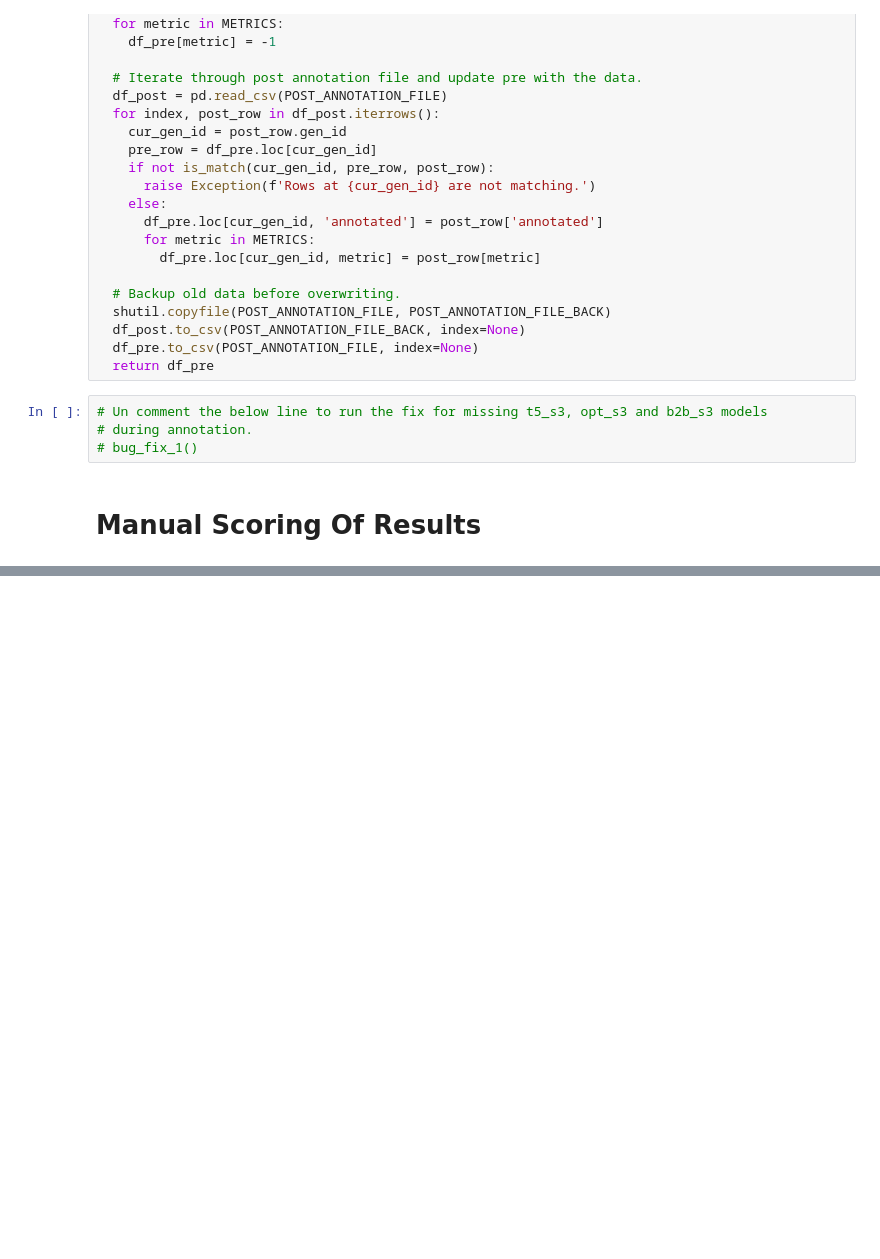
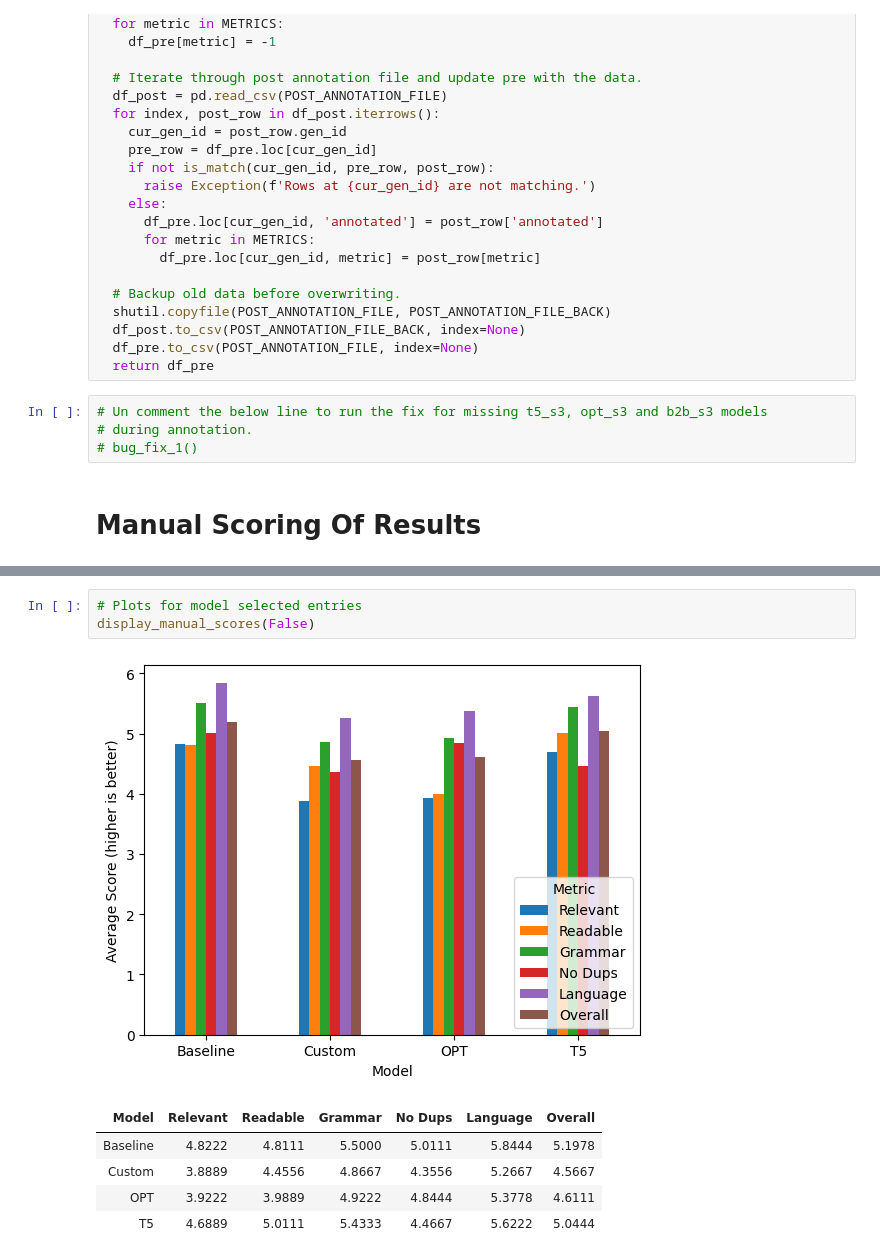
Before and after one commit to ram-senth/datasci-w266-2023-spring-team-story-bot, a Jupyter notebook: annotation.ipynb, the cells around one changed output, grey strips where cells are left out. Cells and saved outputs as stored; diff of their text form; blank space fills up the shorter version.

```diff
--- a/annotation.ipynb
+++ b/annotation.ipynb
@@ -461,0 +670,10 @@ score_all()
+# %%
+# Plots for model selected entries
+display_manual_scores(False)
+# %% [output]
+[figure, added]
+| Model | Relevant | Readable | Grammar | No Dups | Language | Overall |
+| Baseline | 4.8222 | 4.8111 | 5.5000 | 5.0111 | 5.8444 | 5.1978 |
+| Custom | 3.8889 | 4.4556 | 4.8667 | 4.3556 | 5.2667 | 4.5667 |
+| OPT | 3.9222 | 3.9889 | 4.9222 | 4.8444 | 5.3778 | 4.6111 |
+| T5 | 4.6889 | 5.0111 | 5.4333 | 4.4667 | 5.6222 | 5.0444 |
```
Also changed, not shown: parts of 18 cells of this notebook, 1 other file.
